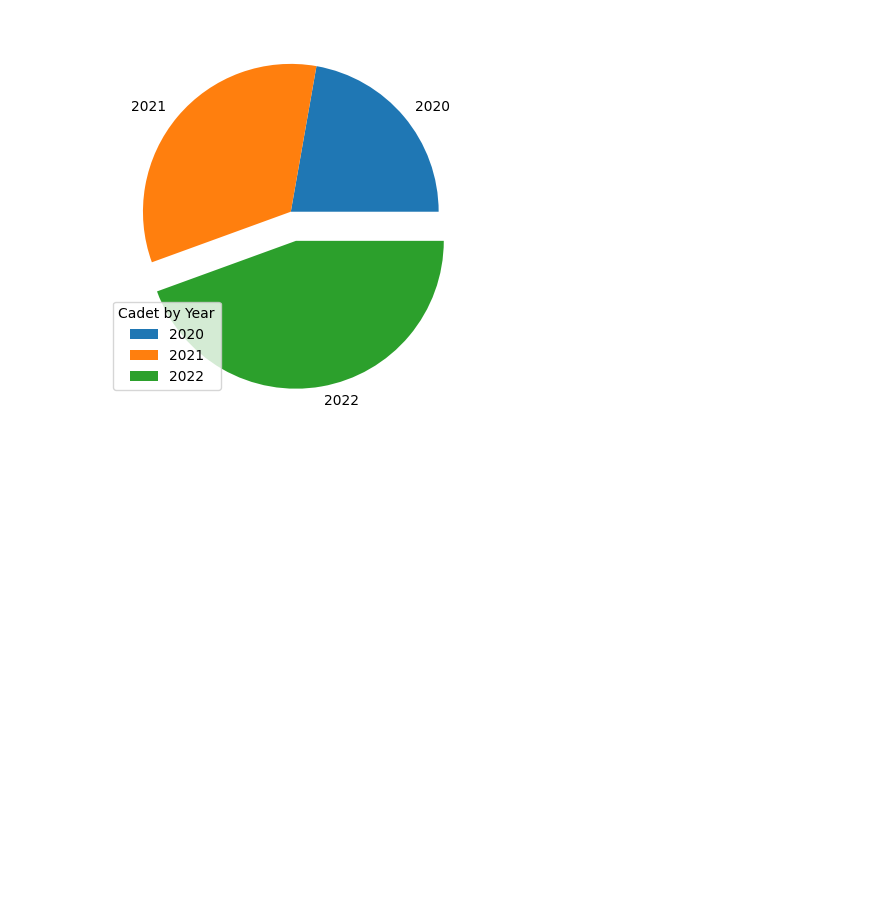
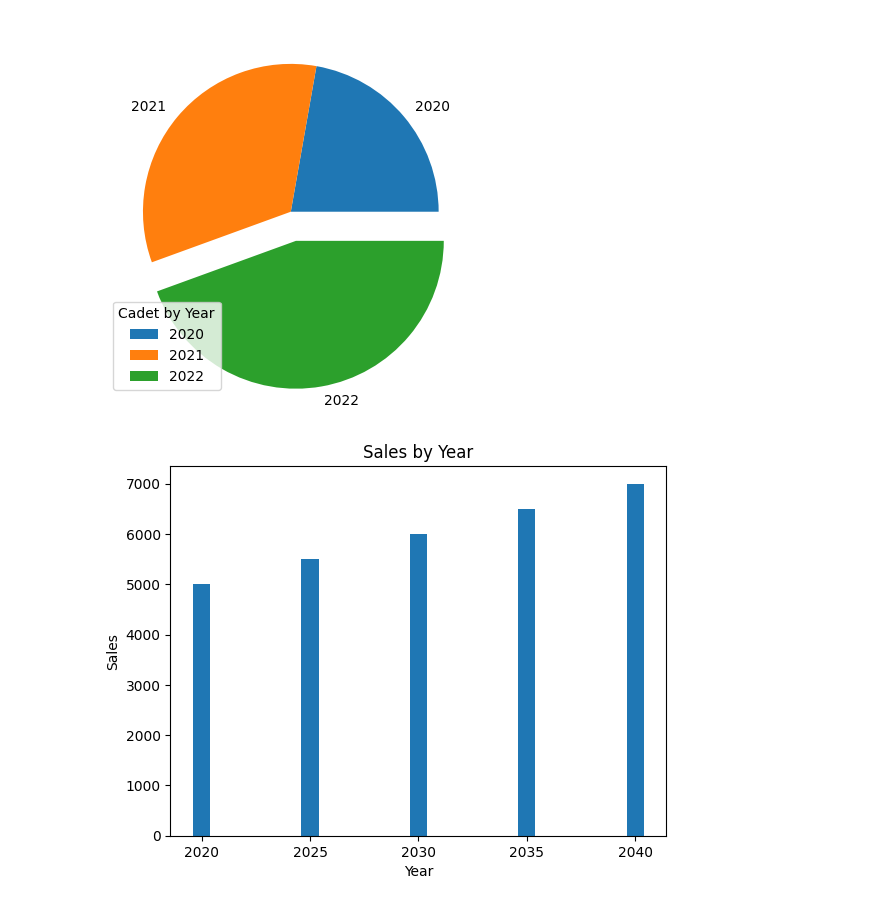
Before and after one commit to nacht29/python, a Jupyter notebook: jupyter/explore.ipynb, the cells around one changed output. Cells and saved outputs as stored; diff of their text form; code cells hidden in the pictures; blank space fills up the shorter version.

```diff
--- a/jupyter/explore.ipynb
+++ b/jupyter/explore.ipynb
@@ -146,3 +146,35 @@ plt.legend(title="Cadet by Year")
 # %% [output]
 <matplotlib.legend.Legend at 0x...>
 [figure]
+# %%
+sales_by_year = {
+	"Year": [2020, 2025, 2030, 2035, 2040],
+	"Sales": [5000, 5500, 6000, 6500, 7000]
+}
+
+df = pd.DataFrame(sales_by_year)
+
+chart = np.array(df["Sales"])
+
+max_idx = np.argmax(chart)
+distinct = True
+for i in range(len(chart)):
+	if (chart[i] == chart[max_idx] and i != max_idx):
+		distinct = False
+		break
+
+if distinct == True:
+	explosion = [0.2 if i == max_idx else 0 for i in range(len(chart))]
+else:
+	explosion = [0 for i in range(len(chart))]
+
+plt.pie(chart, labels=df["Year"], explode=explosion)
+plt.legend(title="Sales by Year")
+# %%
+plt.bar(df["Year"], df["Sales"])
+plt.xlabel("Year")
+plt.ylabel("Sales")
+plt.title("Sales by Year")
+plt.show()
+# %% [output]
+[figure, added]
```
Also changed, not shown: 6 other files.
